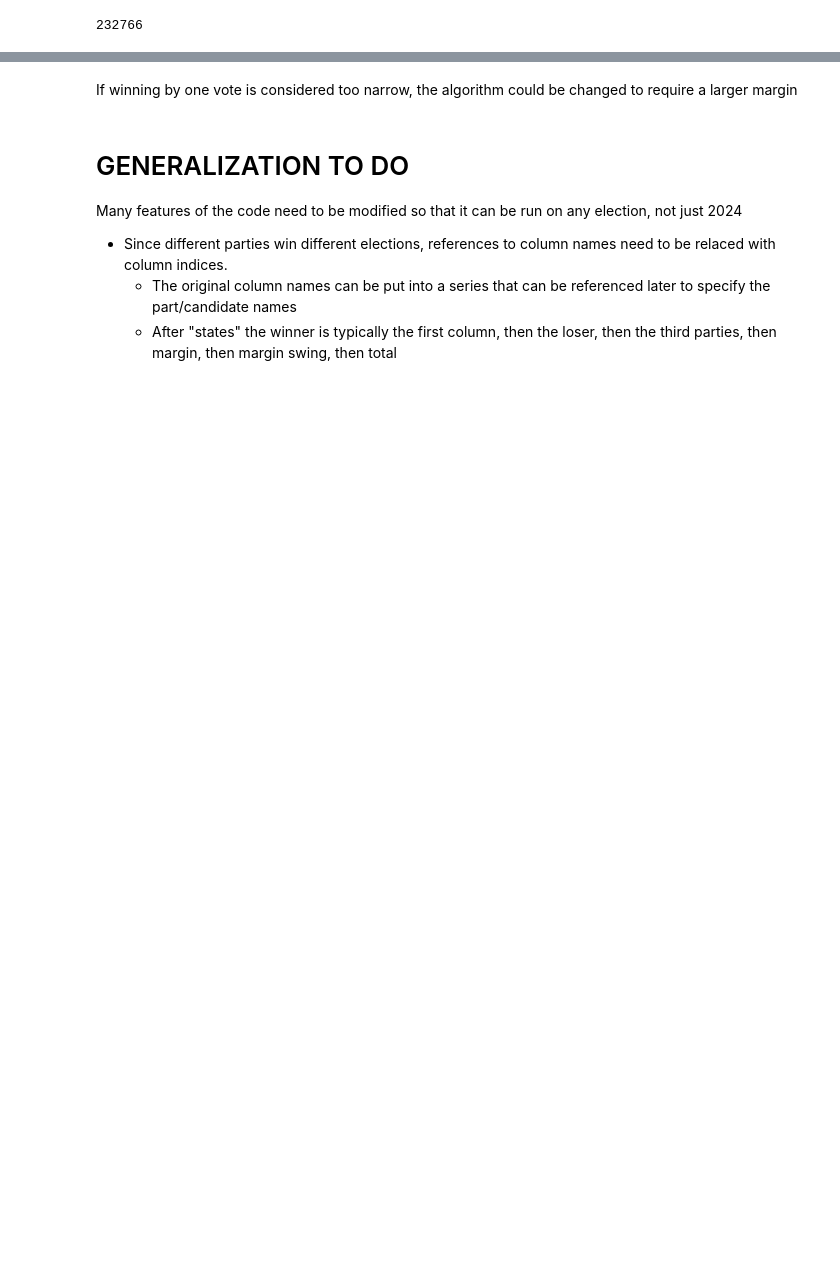
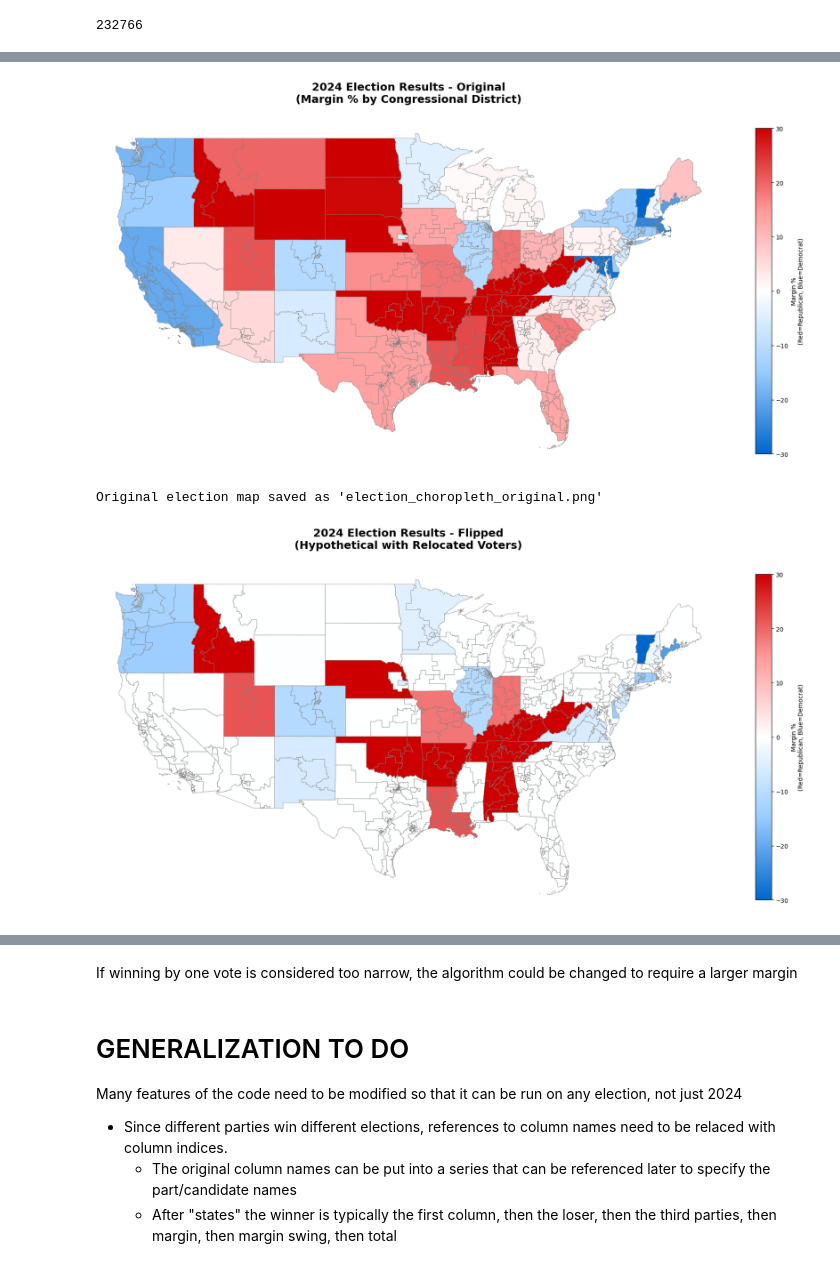
Before and after one commit to yashas-anil/election-flippers, a Jupyter notebook: 2024_election_flippers.ipynb, the cells around one changed output, grey strips where cells are left out. Saved outputs shown, nothing was run; the diff lists cells and outputs as text; code cells hidden in the pictures; blank space fills up the shorter version.

```diff
--- a/2024_election_flippers.ipynb
+++ b/2024_election_flippers.ipynb
@@ -423,0 +869,67 @@ overflow
+# %%
+# Create individual high-quality maps with appropriate bounds
+fig, ax = plt.subplots(figsize=(18, 11))
+
+orig_gdf_filtered.plot(column='margin_pct', ax=ax, legend=True,
+              cmap=cmap_br, norm=norm, edgecolor='gray', linewidth=0.5,
+              legend_kwds={'label': 'Margin %\n(Red=Republican, Blue=Democrat)',
+                          'orientation': 'vertical', 'shrink': 0.7})
+
+# Set appropriate bounds to focus on continental US
+bounds = orig_gdf_filtered.geometry.total_bounds
+margin = 1.5  # Add margin around the data
+ax.set_xlim([bounds[0] - margin, bounds[2] + margin])
+ax.set_ylim([bounds[1] - margin, bounds[3] + margin])
+
+ax.set_title('2024 Election Results - Original\n(Margin % by Congressional District)',
+             fontsize=18, fontweight='bold', pad=20)
+ax.axis('off')
+
+plt.tight_layout()
+plt.savefig('election_choropleth_original.png', dpi=200, bbox_inches='tight')
+plt.show()
+print("Original election map saved as 'election_choropleth_original.png'")
+
+# Flipped map
+fig, ax = plt.subplots(figsize=(18, 11))
+
+flip_gdf_filtered.plot(column='margin_pct', ax=ax, legend=True,
+              cmap=cmap_br, norm=norm, edgecolor='gray', linewidth=0.5,
+              legend_kwds={'label': 'Margin %\n(Red=Republican, Blue=Democrat)',
+                          'orientation': 'vertical', 'shrink': 0.7})
+
+# Set appropriate bounds
+bounds = flip_gdf_filtered.geometry.total_bounds
+margin = 1.5
+ax.set_xlim([bounds[0] - margin, bounds[2] + margin])
+ax.set_ylim([bounds[1] - margin, bounds[3] + margin])
+
+ax.set_title('2024 Election Results - Flipped\n(Hypothetical with Relocated Voters)',
+             fontsize=18, fontweight='bold', pad=20)
+ax.axis('off')
+
+plt.tight_layout()
+plt.savefig('election_choropleth_flipped.png', dpi=200, bbox_inches='tight')
+plt.show()
+print("Flipped election map saved as 'election_choropleth_flipped.png'")
+
+# Print summary statistics
+print("\n" + "="*60)
+print("CHOROPLETH MAP SUMMARY")
+print("="*60)
+print(f"\nMap Type: US Congressional Districts (119th Congress)")
+print(f"Islands excluded: Remote Aleutian Islands (3 geometries)")
+print(f"Districts with Maine/Nebraska splits: Yes (ME-1, ME-2, NE-1, NE-2, NE-3)")
+print(f"Color Scheme: Blue=Democratic wins, Red=Republican wins")
+print(f"Intensity: Based on margin percentage")
+print(f"\nOriginal Results:")
+print(f"  - Geometries mapped: {len(orig_gdf_filtered)}")
+print(f"  - Margin range: {orig_gdf_filtered['margin_pct'].min():.2f}% to {orig_gdf_filtered['margin_pct'].max():.2f}%")
+print(f"\nFlipped Results:")
+print(f"  - Geometries mapped: {len(flip_gdf_filtered)}")
+print(f"  - Margin range: {flip_gdf_filtered['margin_pct'].min():.2f}% to {flip_gdf_filtered['margin_pct'].max():.2f}%")
+print("\n" + "="*60)
+# %% [output]
+[figure, added]
+Original election map saved as 'election_choropleth_original.png'
+[figure, added]
```
Also changed, not shown: parts of 42 cells of this notebook, 6 other files.
